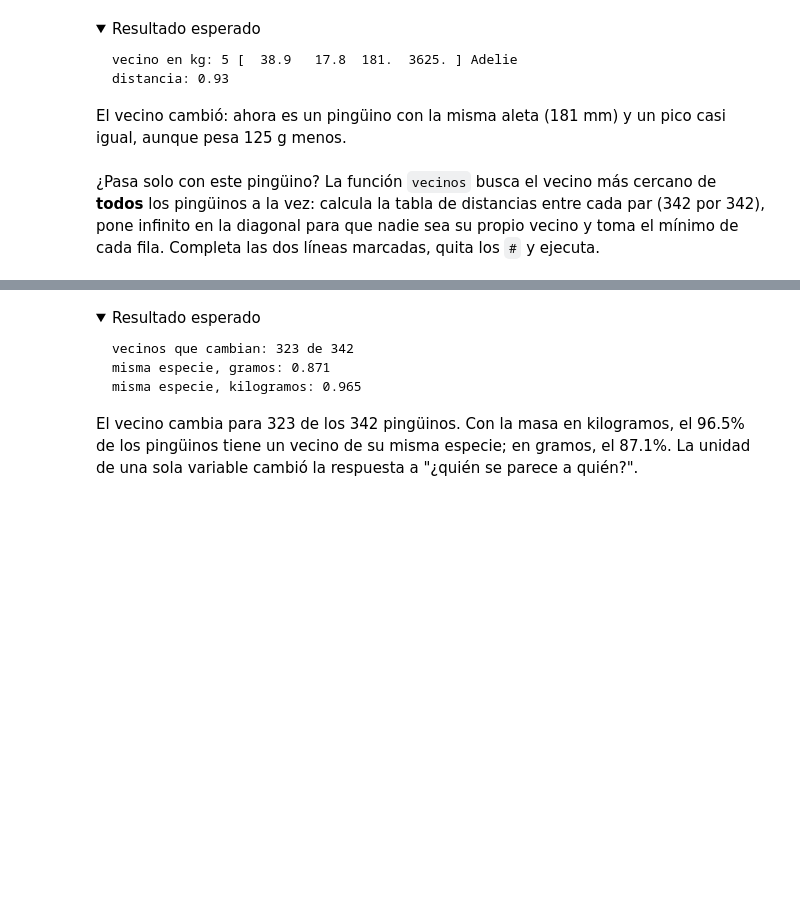
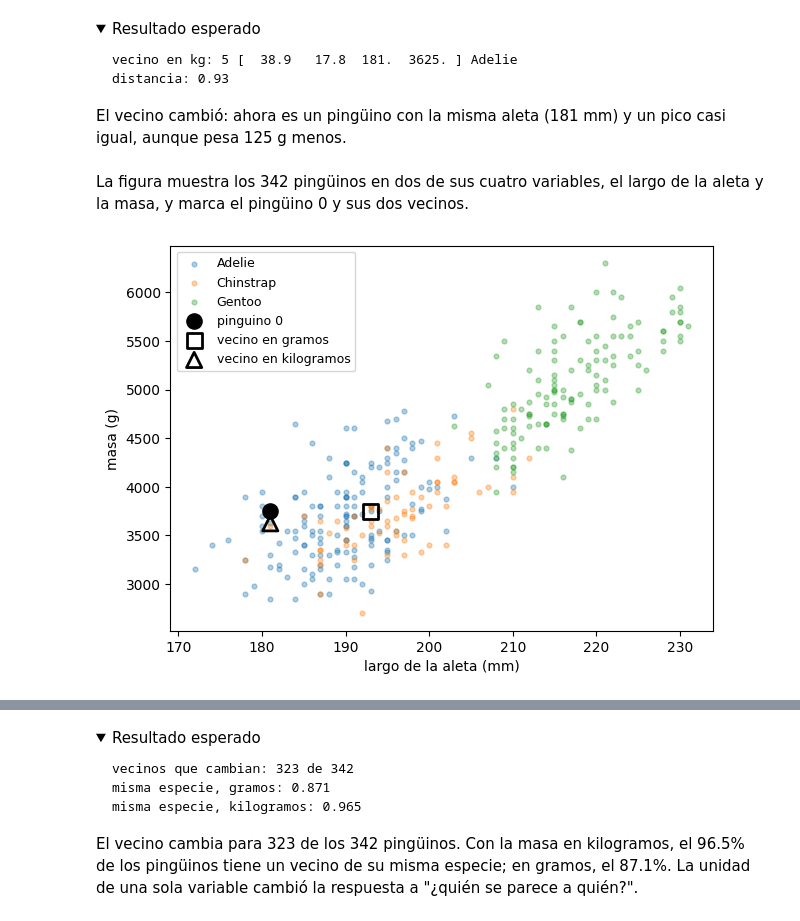
Before and after one commit to devomh/mate4031-2027, a Jupyter notebook: u01_vectores/l02_lab_producto_punto_normas.ipynb, the cells around one changed output, grey strips where cells are left out. Cells and saved outputs as stored; diff of their text form; code cells hidden in the pictures; folded sections open; blank space fills up the shorter version.

Commit message:
MATE4031 L01-L02 v1.1: resta, primera demostracion, unidades a mano, figuras de laboratorio

```diff
--- a/u01_vectores/l02_lab_producto_punto_normas.ipynb
+++ b/u01_vectores/l02_lab_producto_punto_normas.ipynb
@@ -247,8 +248,23 @@ distancia: 0.93
 
 El vecino cambió: ahora es un pingüino con la misma aleta (181 mm) y un pico casi igual, aunque
 pesa 125 g menos.
-# %% [markdown]
-¿Pasa solo con este pingüino? La función `vecinos` busca el vecino más cercano de **todos** los
-pingüinos a la vez: calcula la tabla de distancias entre cada par (342 por 342), pone infinito en
-la diagonal para que nadie sea su propio vecino y toma el mínimo de cada fila. Completa las dos
-líneas marcadas, quita los `#` y ejecuta.
+# %% [markdown]
+La figura muestra los 342 pingüinos en dos de sus cuatro variables, el largo de la aleta y la
+masa, y marca el pingüino 0 y sus dos vecinos.
+# %%
+fig, ax = plt.subplots(figsize=(7, 5))
+for nombre, color in [("Adelie", "tab:blue"), ("Chinstrap", "tab:orange"),
+                      ("Gentoo", "tab:green")]:
+    filas = X[especie == nombre]
+    ax.scatter(filas[:, 2], filas[:, 3], s=12, alpha=0.35, color=color, label=nombre)
+ax.scatter(X[0, 2], X[0, 3], s=120, color="black", label="pinguino 0")
+ax.scatter(X[vecino, 2], X[vecino, 3], s=120, marker="s", facecolors="none",
+           edgecolors="black", linewidths=2, label="vecino en gramos")
+ax.scatter(X[vecino_kg, 2], X[vecino_kg, 3], s=120, marker="^", facecolors="none",
+           edgecolors="black", linewidths=2, label="vecino en kilogramos")
+ax.set_xlabel("largo de la aleta (mm)")
+ax.set_ylabel("masa (g)")
+ax.legend(fontsize=9)
+plt.show()
+# %% [output]
+[figure, added]
```
Also changed, not shown: parts of 4 cells of this notebook, 15 other files.
